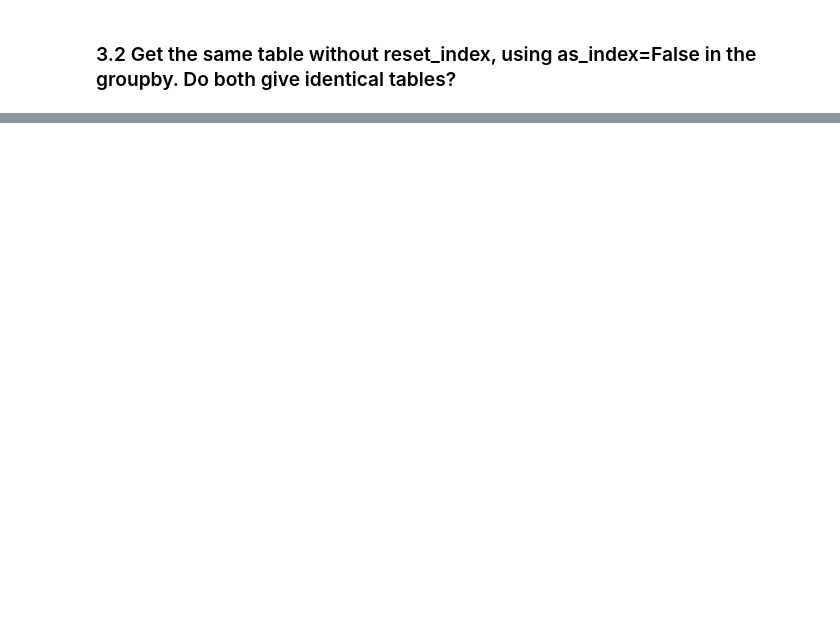
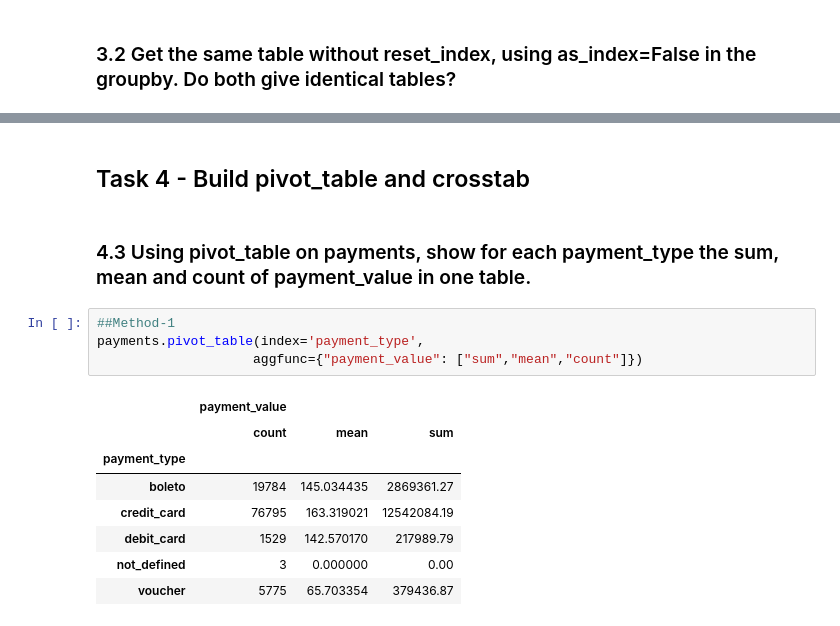
Before and after one commit to Lavishajagwani/Pandas_14_days, a Jupyter notebook: Notebooks/Day05.ipynb, the cells around one changed output, grey strips where cells are left out. Saved outputs shown, nothing was run; the diff lists cells and outputs as text; blank space fills up the shorter version.

Commit message:
Add Day 5: Pivot table & crosstab

```diff
--- a/Notebooks/Day05.ipynb
+++ b/Notebooks/Day05.ipynb
@@ -294,0 +365,17 @@ payments.groupby('payment_type', a)['payment_value'].sum()
+# %% [markdown]
+## Task 4 - Build pivot_table and crosstab
+# %% [markdown]
+### 4.3 Using pivot_table on payments, show for each payment_type the sum, mean and count of payment_value in one table.
+# %%
+##Method-1
+payments.pivot_table(index='payment_type',
+                    aggfunc={"payment_value": ["sum","mean","count"]})
+# %% [output]
+|  | payment_value |  |  |
+|  | count | mean | sum |
+| payment_type |  |  |  |
+| boleto | 19784 | 145.034435 | 2869361.27 |
+| credit_card | 76795 | 163.319021 | 12542084.19 |
+| debit_card | 1529 | 142.570170 | 217989.79 |
+| not_defined | 3 | 0.000000 | 0.00 |
+| voucher | 5775 | 65.703354 | 379436.87 |
```
Also changed, not shown: parts of 12 cells of this notebook.
